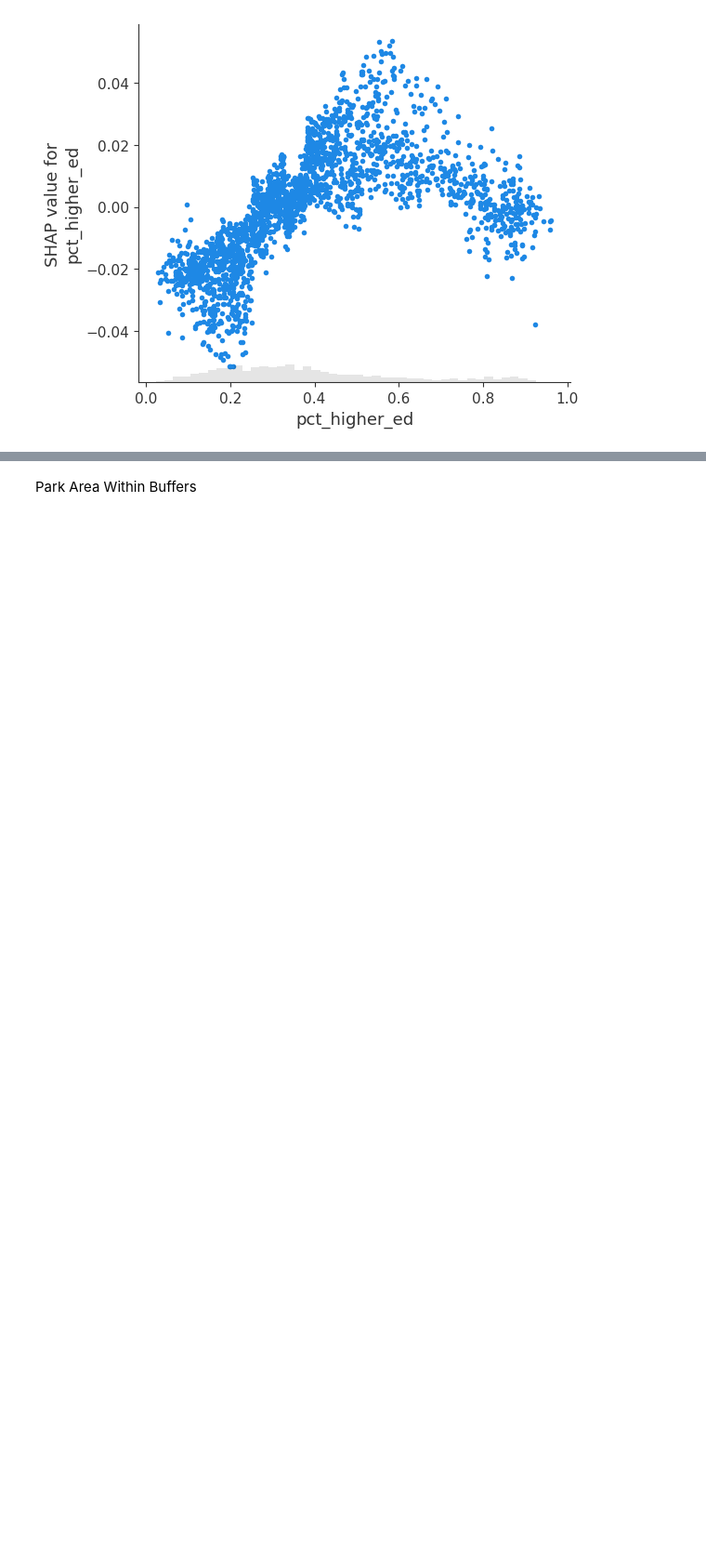
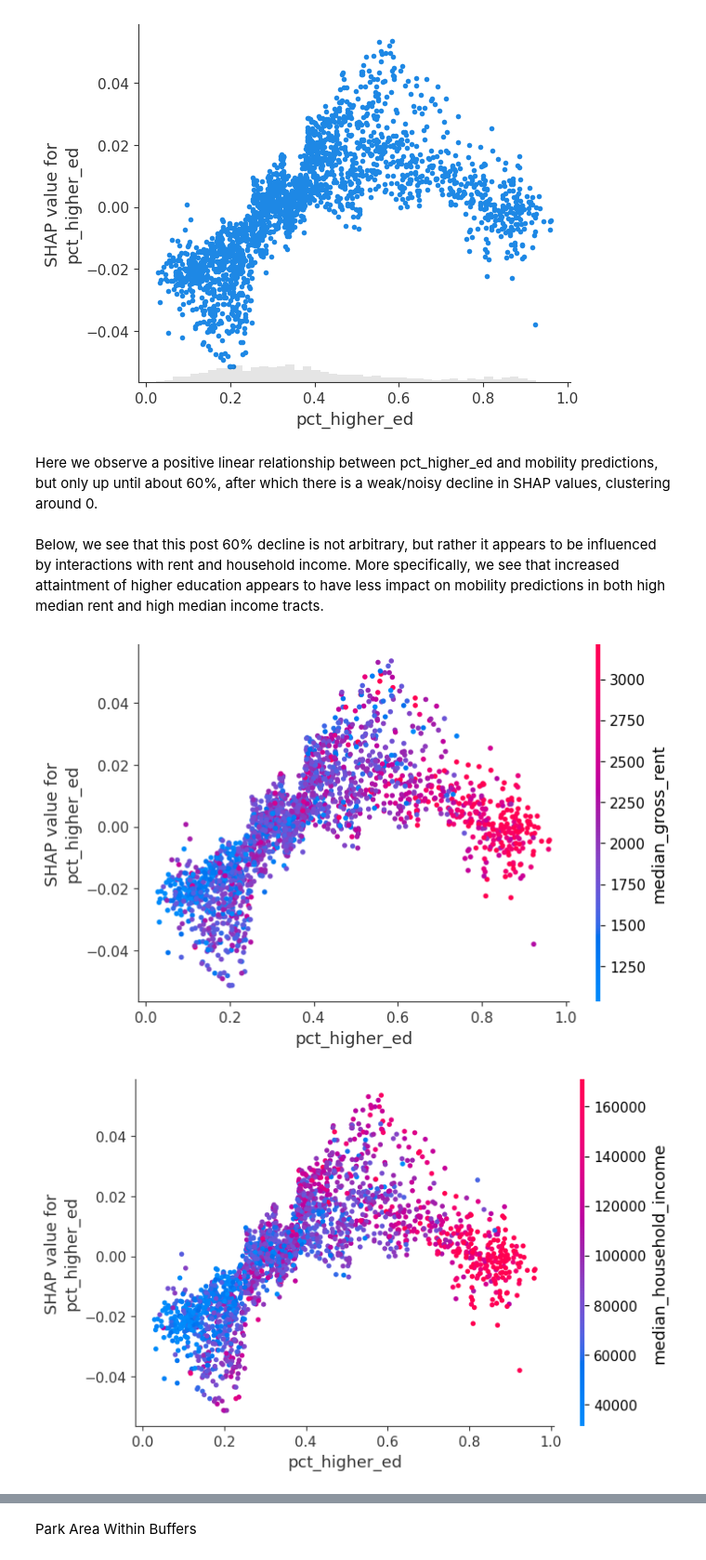
Before and after one commit to yousefja/nori, a Jupyter notebook: notebooks/13_econ_mobility_shap.ipynb, the cells around one changed output, grey strips where cells are left out. Shown at 93% size. Drawn from its saved outputs; the diff is of its cells as text; code cells hidden in the pictures; blank space fills up the shorter version.

Commit message:
wip: finishing economic mobility shap analysis

```diff
--- a/notebooks/13_econ_mobility_shap.ipynb
+++ b/notebooks/13_econ_mobility_shap.ipynb
@@ -179,3 +171,16 @@ Here we see a steep negative association between poverty rate and model predicti
 shap.plots.scatter(shap_values[:, "pct_higher_ed"])
 # %% [output]
 [figure]
+# %% [markdown]
+Here we observe a positive linear relationship between pct_higher_ed and mobility predictions, but only up until about 60%, after which there is a weak/noisy decline in SHAP values, clustering around 0.
+# %% [markdown]
+Below, we see that this post 60% decline is not arbitrary, but rather it appears to be influenced by interactions with rent and household income. More specifically, we see that increased attaintment of higher education appears to have less impact on mobility predictions in both high median rent and high median income tracts.
+# %%
+for feature in ['median_gross_rent', 'median_household_income']:
+    shap.dependence_plot("pct_higher_ed",
+                        shap_values.values,
+                        X,
+                        interaction_index=feature)
+# %% [output]
+[figure, added]
+[figure, added]
```
Also changed, not shown: parts of 21 cells of this notebook, 1 other file.
